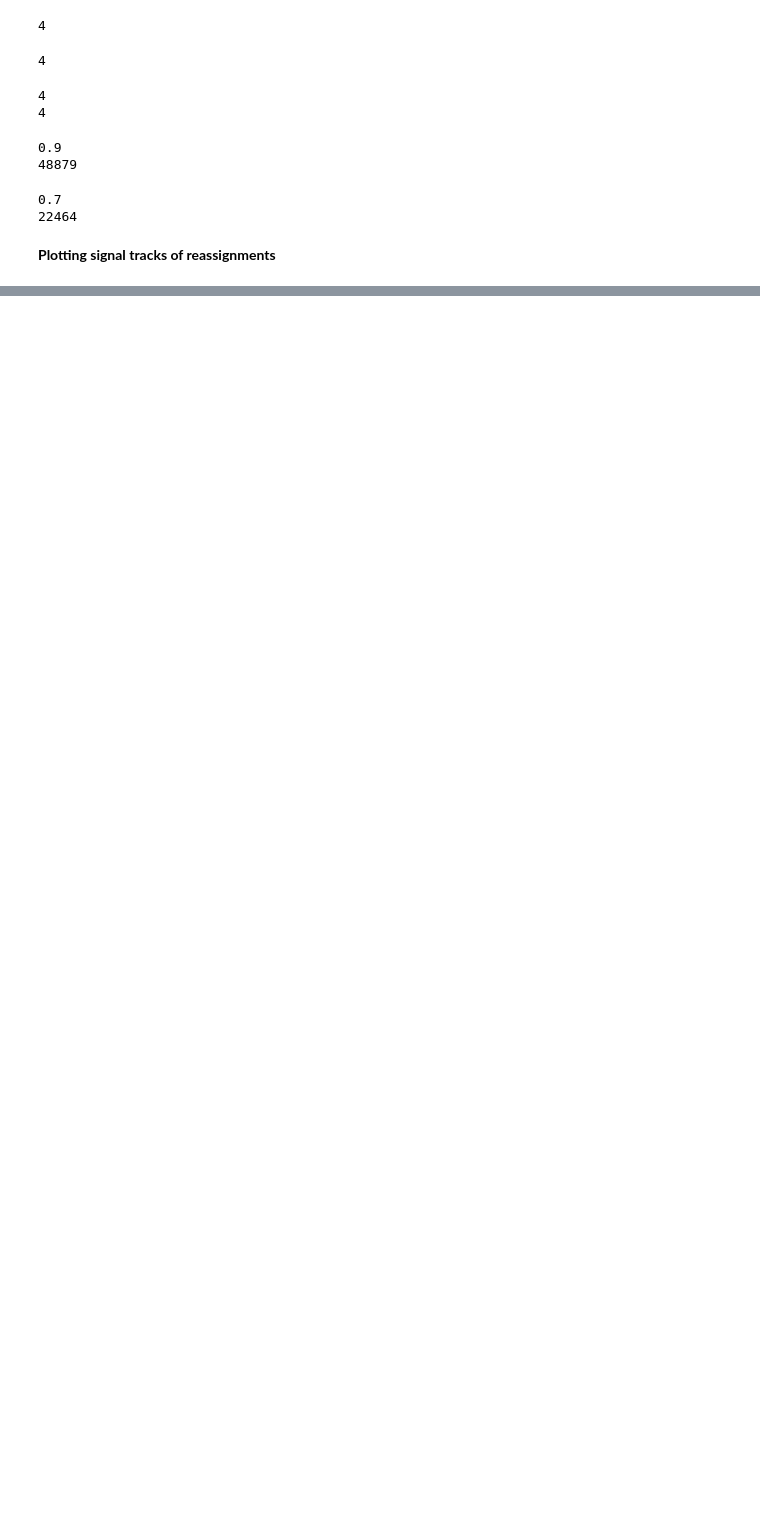
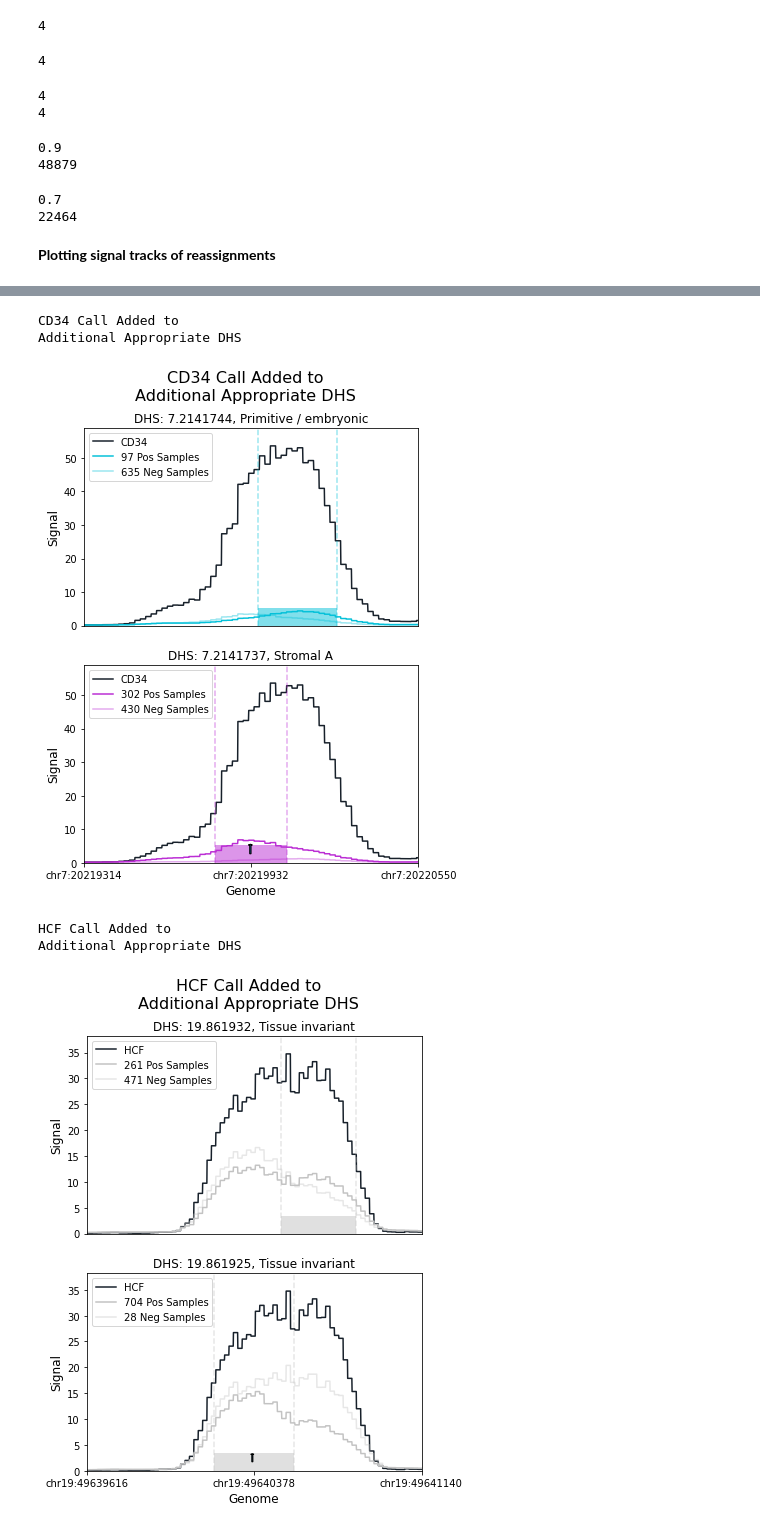
Before and after one commit to meuleman/gilbertAPI, a Jupyter notebook: recommendersystems/NMF/DHS/quality_of_NMF_recon_threshold_flip_01thresh_reassignments.ipynb, the cells around one changed output, grey strips where cells are left out. Cells and saved outputs as stored; diff of their text form; code cells hidden in the pictures; blank space fills up the shorter version.

```diff
--- a/recommendersystems/NMF/DHS/quality_of_NMF_recon_threshold_flip_01thresh_reassignments.ipynb
+++ b/recommendersystems/NMF/DHS/quality_of_NMF_recon_threshold_flip_01thresh_reassignments.ipynb
@@ -500,0 +1103,35 @@ Reconstruction Threshold = 0.0/1.0
+# %%
+for i in range(len(overlapping_dhss_to_added_calls_biosample_specific)):
+    if len(overlapping_dhss_to_added_calls_biosample_specific[i])==0:
+        overlapping_dhss_to_added_calls_biosample_specific[i] = np.append(overlapping_dhss_to_added_calls_biosample_specific[i],
+                                                                         np.array([np.nan, np.nan]))
+    elif len(overlapping_dhss_to_added_calls_biosample_specific[i])==1:
+        overlapping_dhss_to_added_calls_biosample_specific[i] = np.append(overlapping_dhss_to_added_calls_biosample_specific[i],
+                                                                         np.array([np.nan]))
+
+overlapping_dhss_to_added_calls_biosample_specific = np.array(overlapping_dhss_to_added_calls_biosample_specific)
+# %%
+added_max_signal = np.array([])
+for dhs, biosample in zip(added_DHS_inds, added_biosample_inds):
+    added_max_signal = np.append(added_max_signal, DHS_max_signal_array[biosample, dhs])
+
+removed_max_signal = np.array([])
+for dhs, biosample in zip(removed_DHS_inds, removed_biosample_inds):
+    removed_max_signal = np.append(removed_max_signal, DHS_max_signal_array[biosample, dhs])
+# %%
+added_DHS_inds_maxsorted = added_DHS_inds[np.argsort(-added_max_signal)]
+added_biosample_inds_maxsorted = added_biosample_inds[np.argsort(-added_max_signal)]
+overlapping_dhss_to_added_calls_biosample_specific_maxsorted = overlapping_dhss_to_added_calls_biosample_specific[np.argsort(-added_max_signal), :]
+added_DHS_chrm_maxsorted = np.array(DHS_metadata.loc[added_DHS_inds_maxsorted]['seqname'])
+
+added_mask = ~np.isnan(overlapping_dhss_to_added_calls_biosample_specific_maxsorted[:, 0])
+added_DHS_inds_maxsorted_filtered = added_DHS_inds_maxsorted[added_mask]
+added_biosample_inds_maxsorted_filtered = added_biosample_inds_maxsorted[added_mask]
+overlapping_dhss_to_added_calls_biosample_specific_maxsorted_filtered = overlapping_dhss_to_added_calls_biosample_specific_maxsorted[added_mask]
+added_DHS_chrm_maxsorted_filtered = added_DHS_chrm_maxsorted[added_mask]
+# %%
+c=0
+for i in overlapping_dhss_to_removed_calls_biosample_specific:
+    if len(i)>0:
+        c+=1
+c
@@ -500,0 +1148,15 @@ Reconstruction Threshold = 0.0/1.0
+# %%
+for i in range(10):
+    overlapping_dhss = overlapping_dhss_to_added_calls_biosample_specific_maxsorted_filtered[i]
+    other_dhss_to_plot = overlapping_dhss[~np.isnan(overlapping_dhss)].astype(int)
+    plotting_signal_overlapping_separate_panels_flipped2(biosample=added_biosample_inds_maxsorted_filtered[i],
+                                                         dhs=added_DHS_inds_maxsorted_filtered[i],
+                                                         chrm=added_DHS_chrm_maxsorted_filtered[i],
+                                                         other_dhss=other_dhss_to_plot)
+# %% [output]
+CD34 Call Added to
+Additional Appropriate DHS
+[figure, added]
+HCF Call Added to
+Additional Appropriate DHS
+[figure, added]
```
Also changed, not shown: parts of 29 cells of this notebook.
